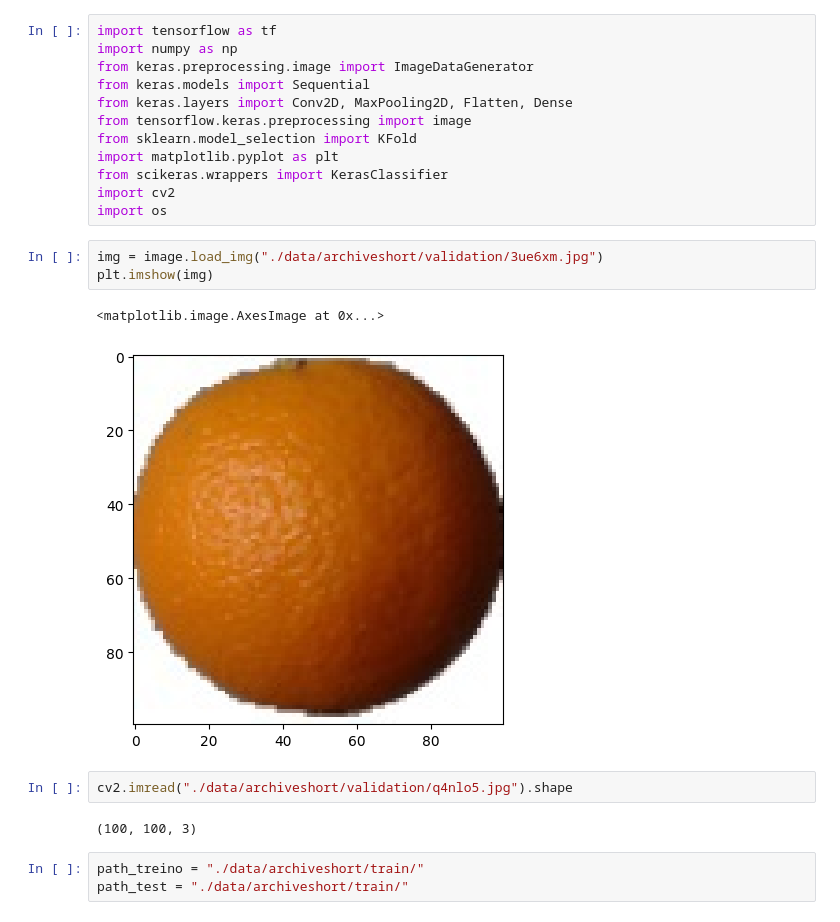
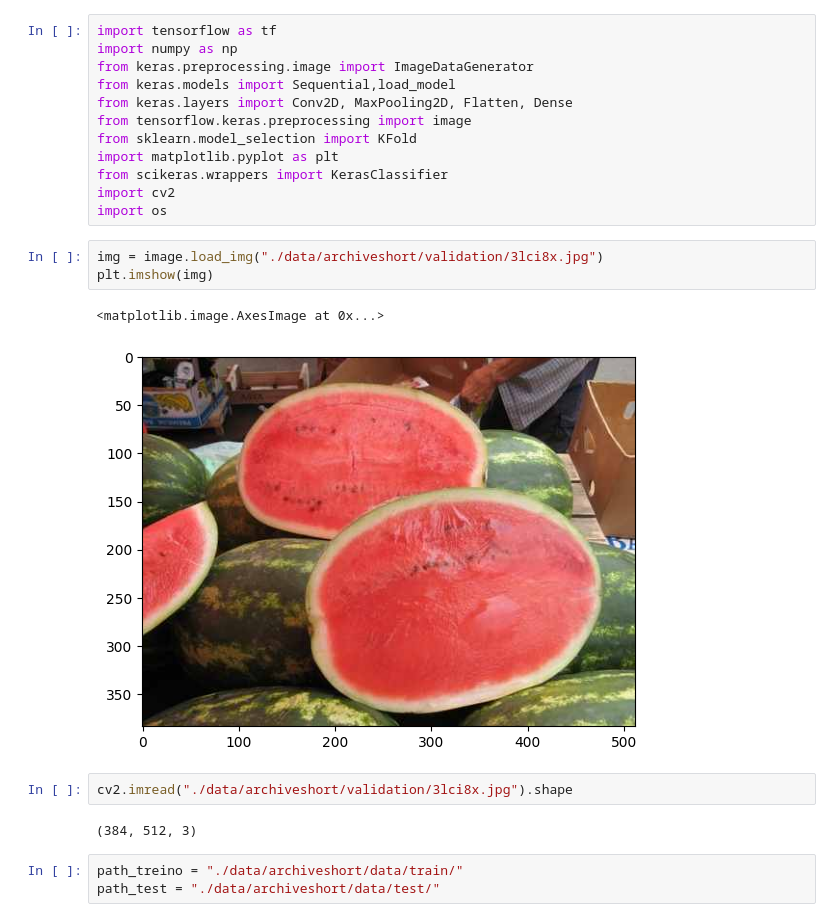
Before and after one commit to LucasVinicius314/dishcover, a Jupyter notebook: ia/rede_neural_class.ipynb, the cells around one changed output. Saved outputs shown, nothing was run; the diff lists cells and outputs as text.

```diff
--- a/ia/rede_neural_class.ipynb
+++ b/ia/rede_neural_class.ipynb
@@ -2,7 +2,7 @@
 import tensorflow as tf
 import numpy as np
 from keras.preprocessing.image import ImageDataGenerator
-from keras.models import Sequential
+from keras.models import Sequential,load_model
 from keras.layers import Conv2D, MaxPooling2D, Flatten, Dense
 from tensorflow.keras.preprocessing import image
 from sklearn.model_selection import KFold
@@ -11,18 +11,18 @@ from scikeras.wrappers import KerasClassifier
 import cv2
 import os
 # %%
-img = image.load_img("./data/archiveshort/validation/3ue6xm.jpg")
+img = image.load_img("./data/archiveshort/validation/3lci8x.jpg")
 plt.imshow(img)
 # %% [output]
 <matplotlib.image.AxesImage at 0x...>
-[figure, old version]
+[figure, new version]
 # %%
-cv2.imread("./data/archiveshort/validation/q4nlo5.jpg").shape
+cv2.imread("./data/archiveshort/validation/3lci8x.jpg").shape
 # %% [output]
-(100, 100, 3)
+(384, 512, 3)
 # %%
-path_treino = "./data/archiveshort/train/"
-path_test = "./data/archiveshort/train/"
+path_treino = "./data/archiveshort/data/train/"
+path_test = "./data/archiveshort/data/test/"
 # %%
 # Pré-processamento dos dados
 train_datagen = ImageDataGenerator(rescale=1./255)
```
Also changed, not shown: parts of 9 cells of this notebook, 1 other file.
